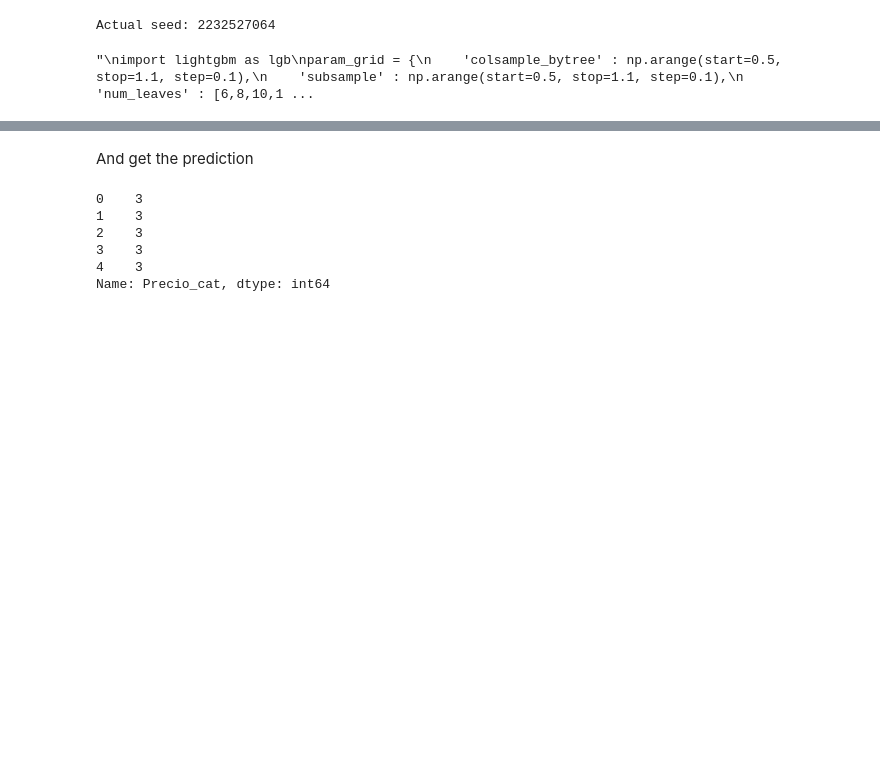
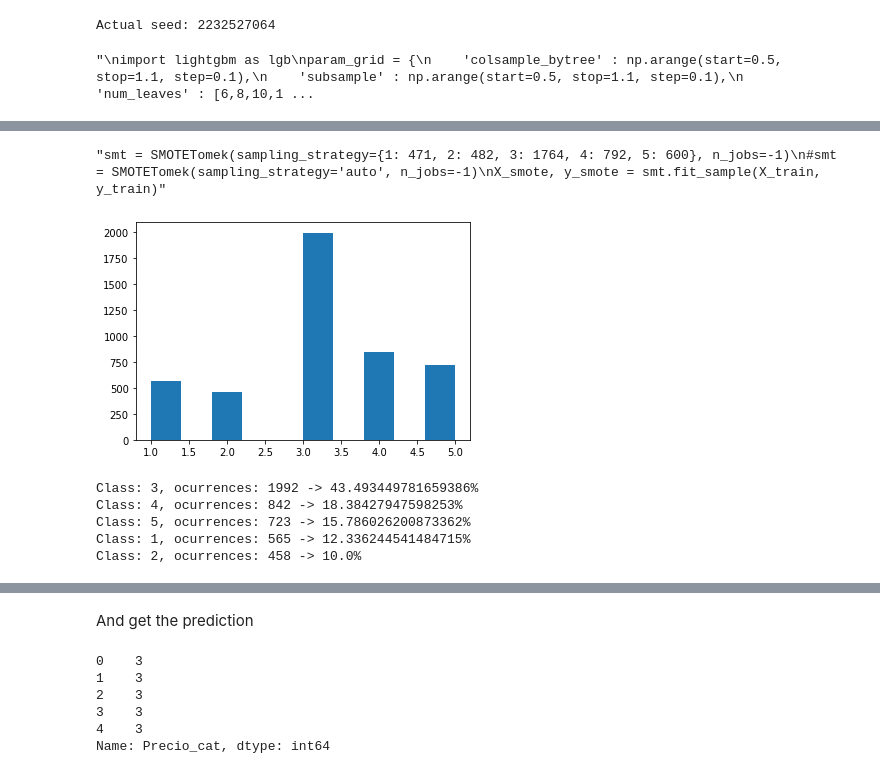
Before and after one commit to roronoasins/in-ugr, a Jupyter notebook: p3/src/lightgbm-tuning.ipynb, the cells around one changed output, grey strips where cells are left out. Drawn from its saved outputs; the diff is of its cells as text; code cells hidden in the pictures; blank space fills up the shorter version.

```diff
--- a/p3/src/lightgbm-tuning.ipynb
+++ b/p3/src/lightgbm-tuning.ipynb
@@ -436,3 +413,28 @@ Class: 3, ocurrences: 1647 -> 19.281198782486538%
+# %%
+'''smt = SMOTETomek(sampling_strategy={1: 471, 2: 482, 3: 1764, 4: 792, 5: 600}, n_jobs=-1)
+#smt = SMOTETomek(sampling_strategy='auto', n_jobs=-1)
+X_smote, y_smote = smt.fit_sample(X_train, y_train)'''
+# %% [output]
+"smt = SMOTETomek(sampling_strategy={1: 471, 2: 482, 3: 1764, 4: 792, 5: 600}, n_jobs=-1)\n#smt = SMOTETomek(sampling_strategy='auto', n_jobs=-1)\nX_smote, y_smote = smt.fit_sample(X_train, y_train)"
+# %%
+import matplotlib.pyplot as plt
+
+plt.hist(y_smote)
+plt.show()
+
+classes = y_smote.value_counts(ascending=False)
+total = classes.sum()
+for i in range(classes.size):
+    print("Class: "+str(classes.index[i])+", ocurrences: "+str(classes.iloc[i])+" -> "+str((classes.iloc[i]/total)*100)+"%")
+
+initial_n = len(train['Precio_cat'].index)
+# %% [output]
+[figure, added]
+Class: 3, ocurrences: 1992 -> 43.493449781659386%
+Class: 4, ocurrences: 842 -> 18.38427947598253%
+Class: 5, ocurrences: 723 -> 15.786026200873362%
+Class: 1, ocurrences: 565 -> 12.336244541484715%
+Class: 2, ocurrences: 458 -> 10.0%
 # %%
 import lightgbm as lgb
 #{'colsample_bytree': 0.5, 'num_leaves': 10, 'subsample': 0.5}
```
Also changed, not shown: parts of 10 cells of this notebook, 1 other file.
